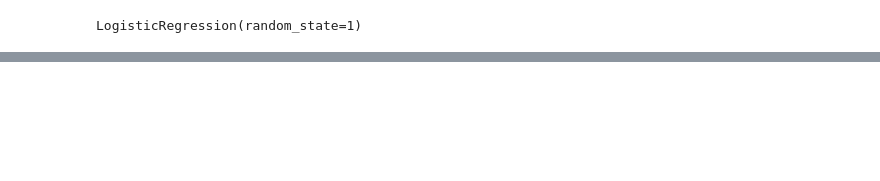
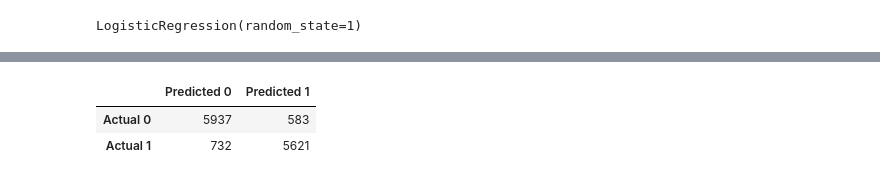
Before and after one commit to kylegross/League_of_Legends, a Jupyter notebook: monsters_dataframe.ipynb, the cells around one changed output, grey strips where cells are left out. Saved outputs shown, nothing was run; the diff lists cells and outputs as text; code cells hidden in the pictures; blank space fills up the shorter version.

```diff
--- a/monsters_dataframe.ipynb
+++ b/monsters_dataframe.ipynb
@@ -531,0 +473,18 @@ predicted = model.predict(X_test)
+# %%
+#create the variables
+y = df['winner']
+X = df.drop('winner',axis=1)
+# %%
+#create training and testing sets
+X_train,X_test,y_train,y_test = train_test_split(X,y,random_state=1,stratify=y)
+# %%
+#scale the data
+scaler = StandardScaler()
+X_scaler = scaler.fit(X_train)
+X_train_scaled = X_scaler.transform(X_train)
+X_test_scaled = X_scaler.transform(X_test)
+# %%
+#create random forest classifier
+rf_model = RandomForestClassifier(n_estimators=100,random_state=1)
+rf_model.fit(X_train_scaled,y_train)
+y_pred = rf_model.predict(X_test_scaled)
@@ -531,0 +519,13 @@ predicted = model.predict(X_test)
+# %%
+# Calculating the confusion matrix.
+cm = confusion_matrix(y_test, y_pred)
+
+# Create a DataFrame from the confusion matrix.
+cm_df = pd.DataFrame(
+    cm, index=["Actual 0", "Actual 1"], columns=["Predicted 0", "Predicted 1"])
+
+cm_df
+# %% [output]
+|  | Predicted 0 | Predicted 1 |
+| Actual 0 | 5937 | 583 |
+| Actual 1 | 732 | 5621 |
```
Also changed, not shown: parts of 62 cells of this notebook.
